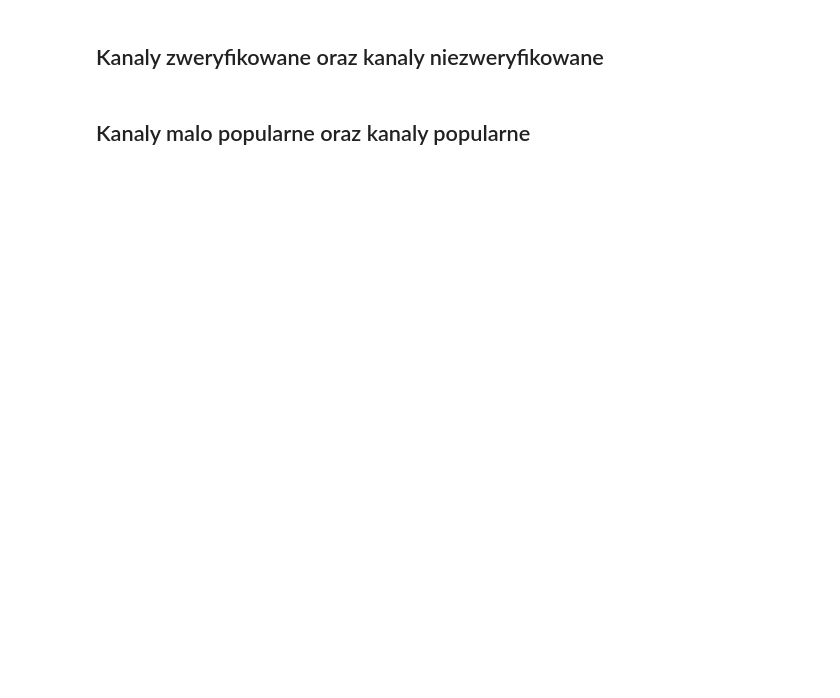
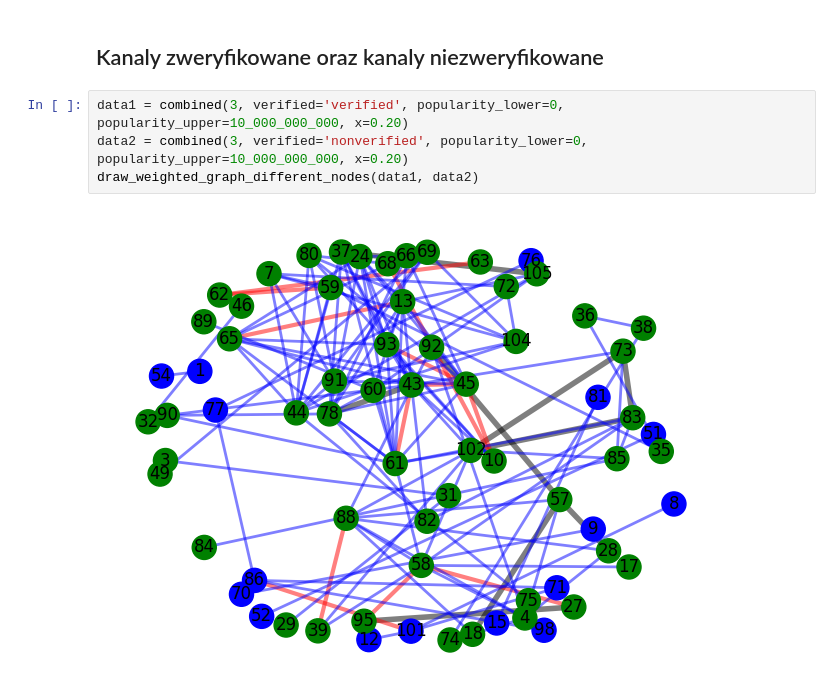
Before and after one commit to jakubbbbbc/TASS_project, a Jupyter notebook: notebook.ipynb, the cells around one changed output. Cells and saved outputs as stored; diff of their text form; blank space fills up the shorter version.

```diff
--- a/notebook.ipynb
+++ b/notebook.ipynb
@@ -274,4 +331,8 @@ draw_weighted_graph(data)
 # %% [markdown]
 ## Kanaly zweryfikowane oraz kanaly niezweryfikowane
-# %% [markdown]
-## Kanaly malo popularne oraz kanaly popularne
+# %%
+data1 = combined(3, verified='verified', popularity_lower=0, popularity_upper=10_000_000_000, x=0.20)
+data2 = combined(3, verified='nonverified', popularity_lower=0, popularity_upper=10_000_000_000, x=0.20)
+draw_weighted_graph_different_nodes(data1, data2)
+# %% [output]
+[figure, added]
```
Also changed, not shown: parts of 13 cells of this notebook, 1 other file.
